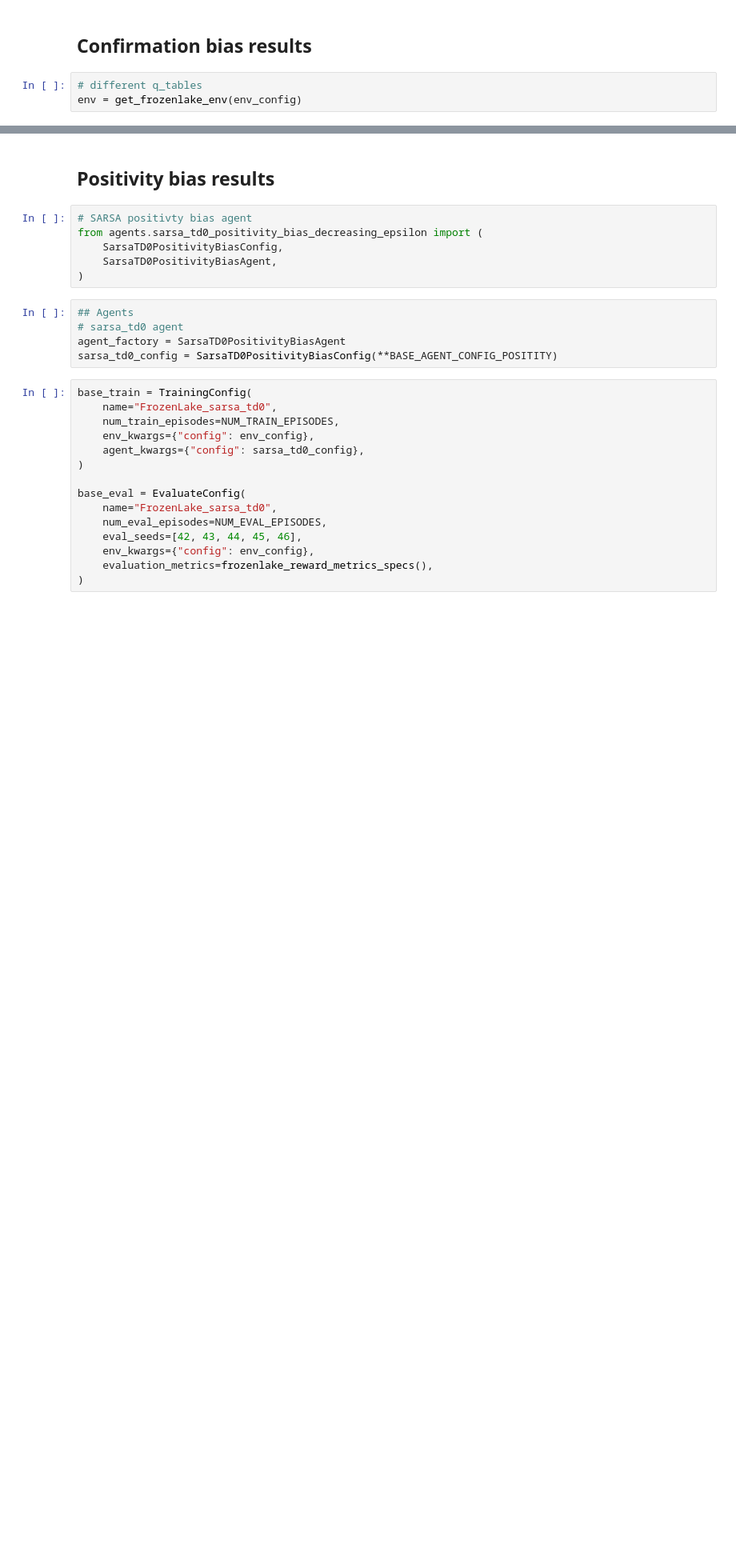
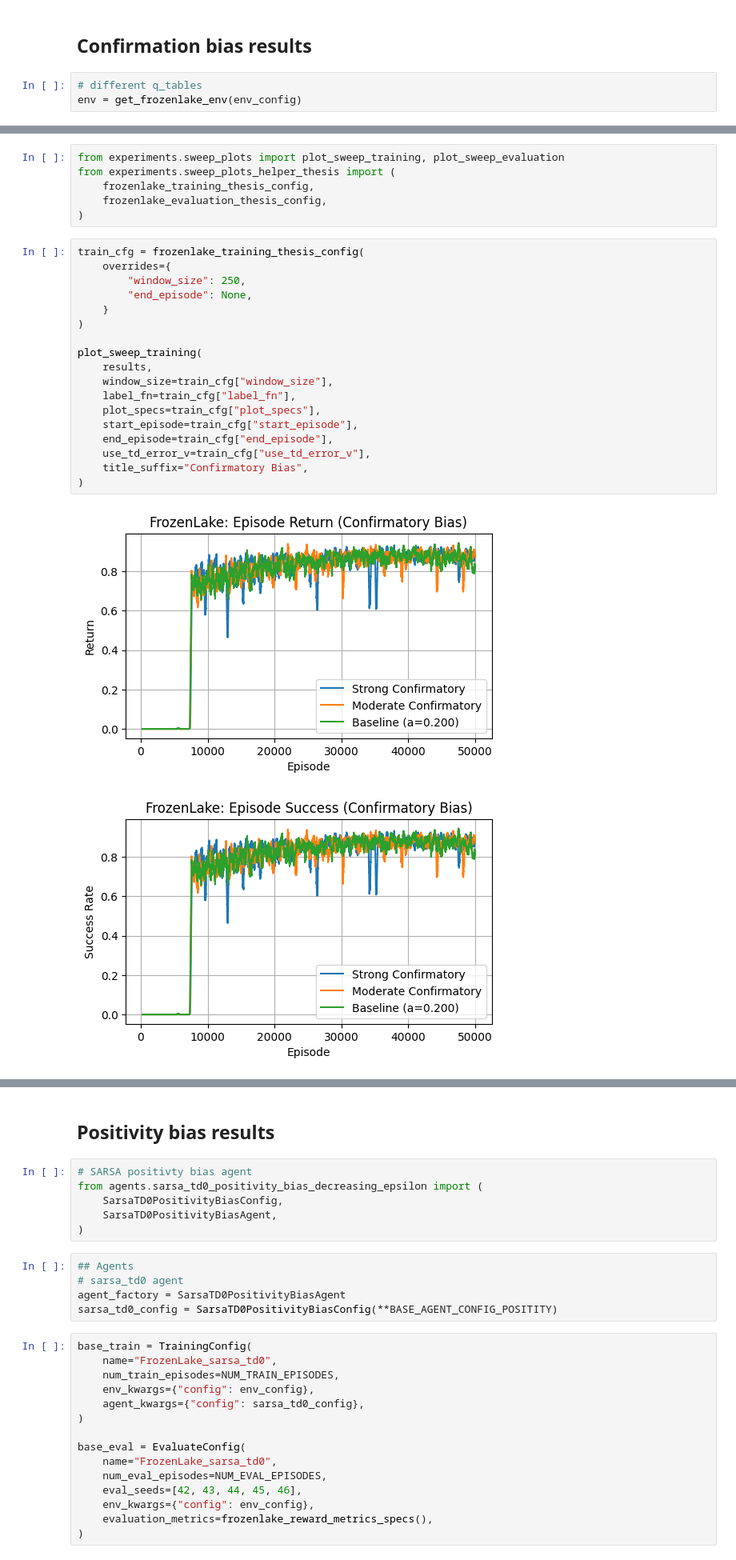
Before and after one commit to kallioaa/frustration_msc, a Jupyter notebook: src/prod_notebooks/assymetric_rl/assymetric_rl_sweep_frozenlake.ipynb, the cells around one changed output, grey strips where cells are left out. Shown at 80% size. Cells and saved outputs as stored; diff of their text form; blank space fills up the shorter version.

```diff
--- a/src/prod_notebooks/assymetric_rl/assymetric_rl_sweep_frozenlake.ipynb
+++ b/src/prod_notebooks/assymetric_rl/assymetric_rl_sweep_frozenlake.ipynb
@@ -211,0 +269,27 @@ KeyboardInterrupt:
+# %%
+from experiments.sweep_plots import plot_sweep_training, plot_sweep_evaluation
+from experiments.sweep_plots_helper_thesis import (
+    frozenlake_training_thesis_config,
+    frozenlake_evaluation_thesis_config,
+)
+# %%
+train_cfg = frozenlake_training_thesis_config(
+    overrides={
+        "window_size": 250,
+        "end_episode": None,
+    }
+)
+
+plot_sweep_training(
+    results,
+    window_size=train_cfg["window_size"],
+    label_fn=train_cfg["label_fn"],
+    plot_specs=train_cfg["plot_specs"],
+    start_episode=train_cfg["start_episode"],
+    end_episode=train_cfg["end_episode"],
+    use_td_error_v=train_cfg["use_td_error_v"],
+    title_suffix="Confirmatory Bias",
+)
+# %% [output]
+[figure, added]
+[figure, added]
```
Also changed, not shown: parts of 7 cells of this notebook, 3 other files.
